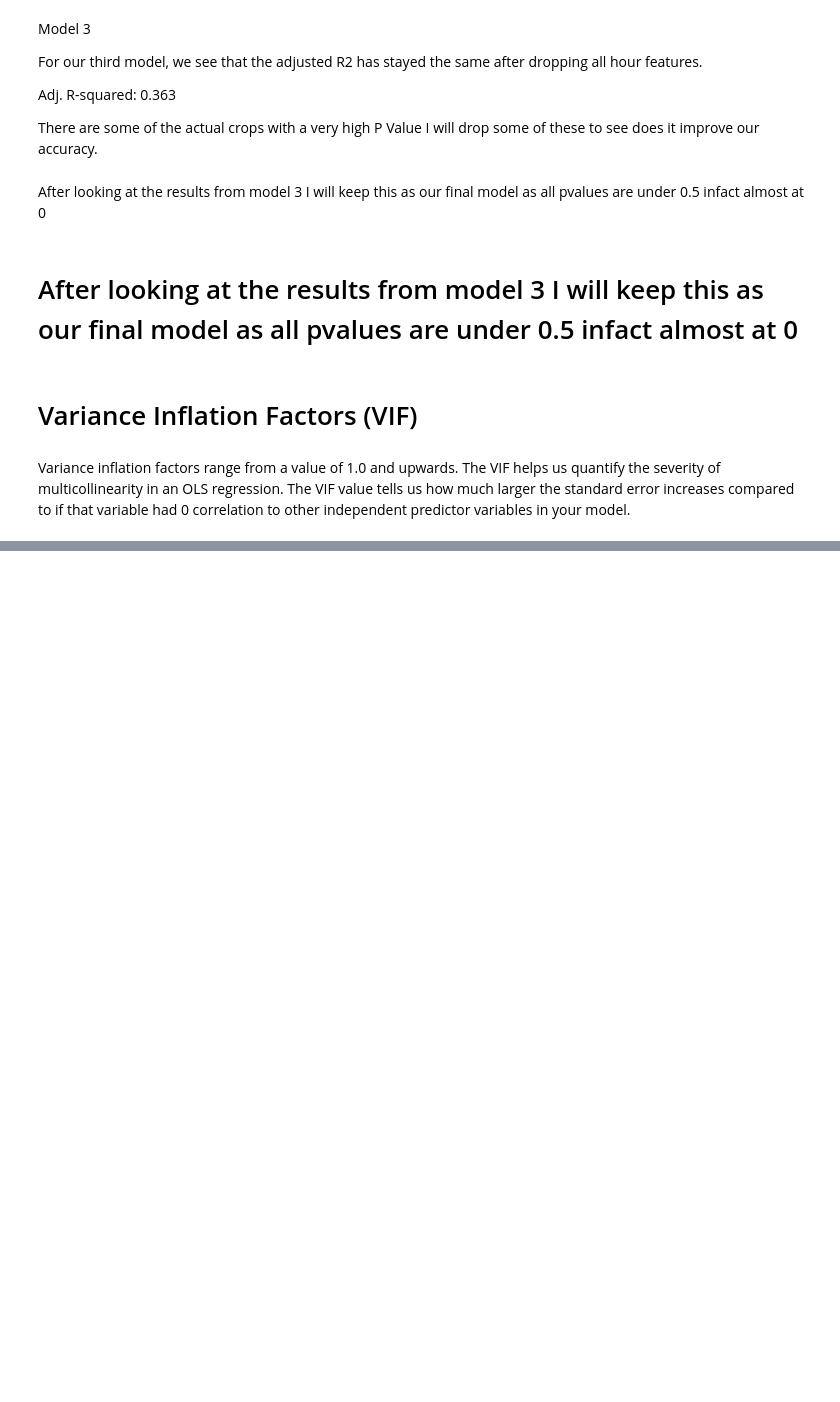
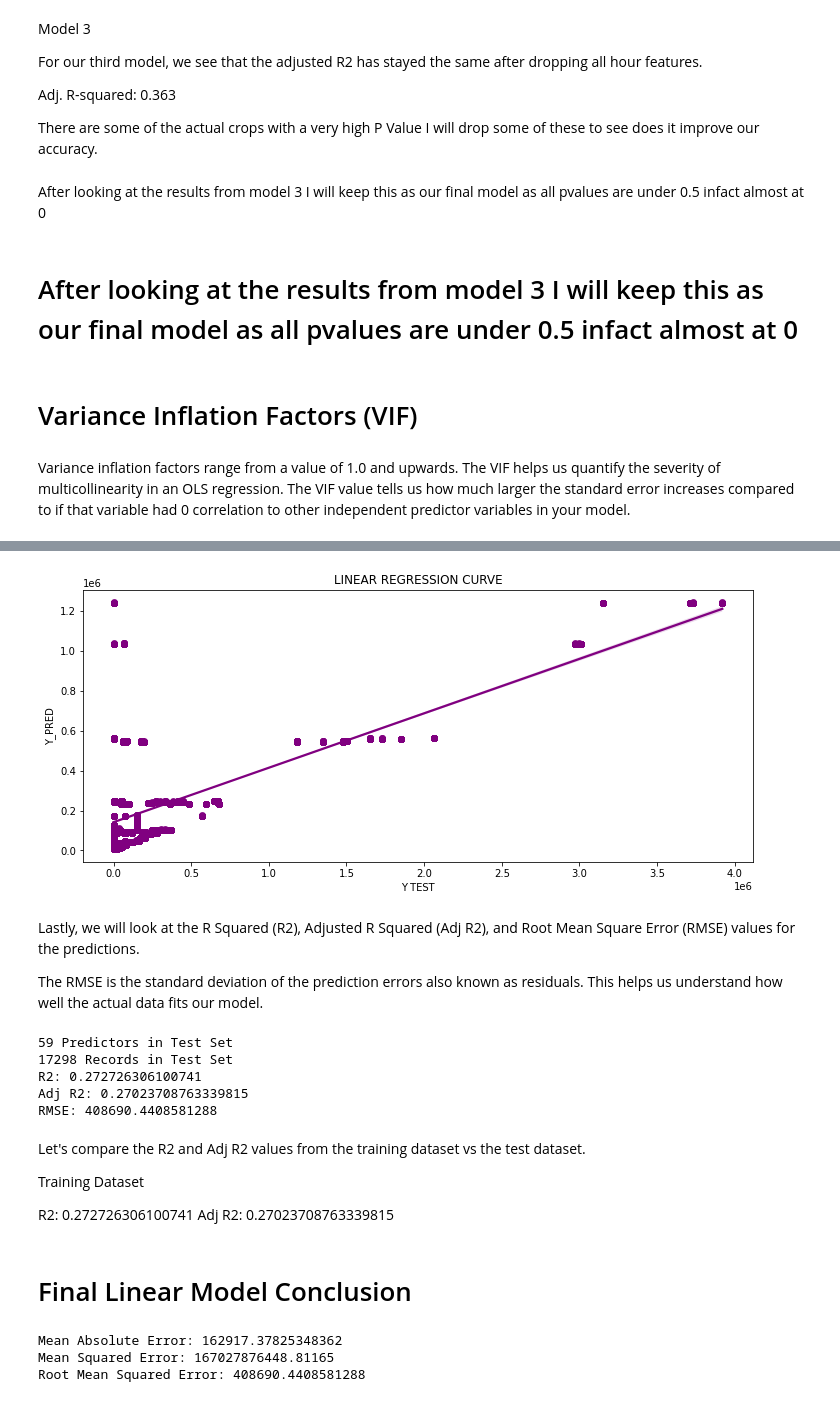
Before and after one commit to chrischukwuka2022/ca2-repo, a Jupyter notebook: Machine_Learning.ipynb, the cells around one changed output, grey strips where cells are left out. Saved outputs shown, nothing was run; the diff lists cells and outputs as text; code cells hidden in the pictures; blank space fills up the shorter version.

```diff
--- a/Machine_Learning.ipynb
+++ b/Machine_Learning.ipynb
@@ -375,0 +463,58 @@ vif
+# %%
+### LINEAR REGRESSION CURVE
+
+plt.figure(figsize=(12,5))
+sns.regplot(y_test,y_pred,df_irishdata,color='purple')
+plt.xlabel("Y TEST")
+plt.ylabel("Y_PRED")
+plt.title("LINEAR REGRESSION CURVE")
+plt.savefig("lr3")
+# %% [output]
+[figure, added]
+# %% [markdown]
+Lastly, we will look at the R Squared (R2), Adjusted R Squared (Adj R2), and Root Mean Square Error (RMSE) values for the predictions.
+
+The RMSE is the standard deviation of the prediction errors also known as residuals. This helps us understand how well the actual data fits our model.
+# %%
+# create R2 score
+r2 = r2_score(y_test, y_pred)
+
+# create Adjusted R2 Score
+p = len(X_test_1.columns)
+n = y_test.shape[0]
+adj_r2 = 1 - (1 - r2) * ((n - 1)/(n-p-1))
+
+# create RMSE score
+rmse = mean_squared_error(y_test, y_pred, squared = False)
+
+
+# print final model performance stats
+print(str(p) + " Predictors in Test Set")
+print(str(n) + " Records in Test Set")
+print("R2: " + str(r2))
+print("Adj R2: " + str(adj_r2))
+print("RMSE: " + str(rmse))
+# %% [output]
+59 Predictors in Test Set
+17298 Records in Test Set
+R2: 0.272726306100741
+Adj R2: 0.27023708763339815
+RMSE: 408690.4408581288
+# %% [markdown]
+Let's compare the R2 and Adj R2 values from the training dataset vs the test dataset.
+
+Training Dataset
+
+R2: 0.272726306100741 Adj R2: 0.27023708763339815
+# %% [markdown]
+# Final Linear Model Conclusion
+# %%
+from sklearn.metrics import mean_squared_error, mean_absolute_error
+
+print('Mean Absolute Error:', mean_absolute_error(y_test, y_pred))
+print('Mean Squared Error:', mean_squared_error(y_test, y_pred))
+print('Root Mean Squared Error:', np.sqrt(mean_squared_error(y_test, y_pred)))
+# %% [output]
+Mean Absolute Error: 162917.37825348362
+Mean Squared Error: 167027876448.81165
+Root Mean Squared Error: 408690.4408581288
```
Also changed, not shown: parts of 175 cells of this notebook, 3 other files.
